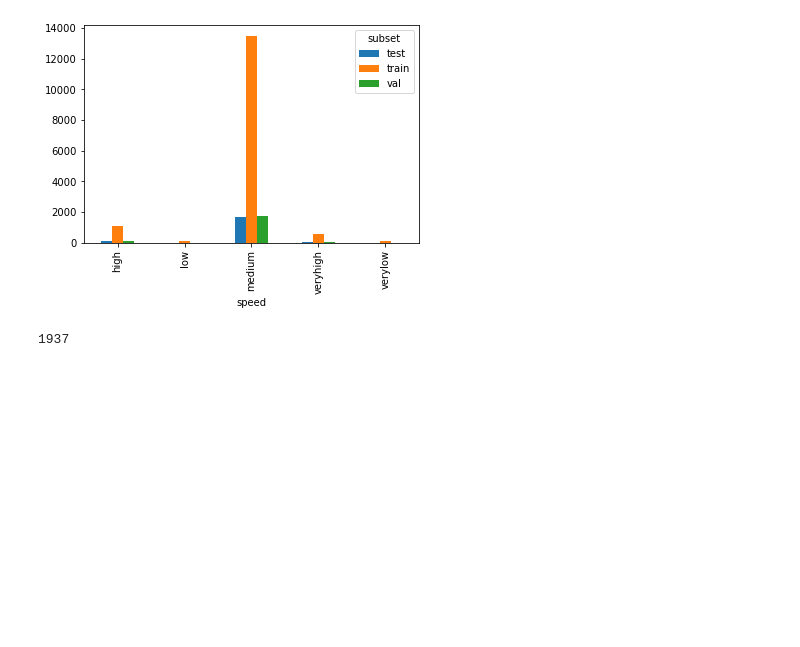
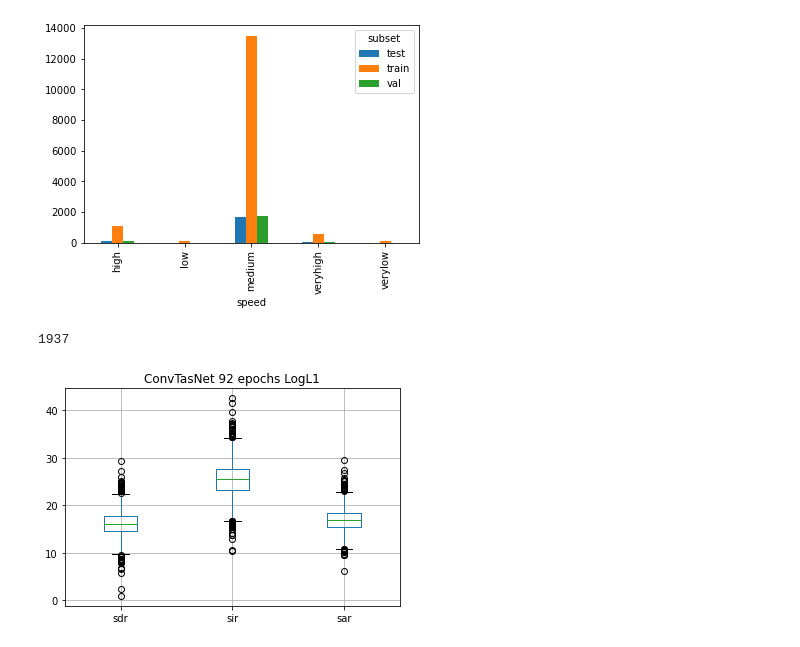
Before and after one commit to nschmidtg/Podcastmix, a Jupyter notebook: PodcastMix_audio_features.ipynb, the cells around one changed output. Cells and saved outputs as stored; diff of their text form; code cells hidden in the pictures; blank space fills up the shorter version.

```diff
--- a/PodcastMix_audio_features.ipynb
+++ b/PodcastMix_audio_features.ipynb
@@ -502,3 +502,5 @@ pd.crosstab(data_csv.speed, data_csv.subset).plot(kind="bar")
 len(val_data)
 # %% [output]
 1937
+# %%
+metrics = pd.read_csv('../../Downloads/experiments-defense-epochs/ConvTasNet_model/exp-92-epochs-LogL1/tmp/ConvTasNet_model/eval/tmp/all_metrics.csv')
@@ -504,0 +509,9 @@ len(val_data)
+# %%
+without_index = metrics.drop(['Unnamed: 0'], axis=1)
+# %%
+axes = without_index.boxplot(column=['sdr', 'sir', 'sar'])
+title_boxplot = 'ConvTasNet 92 epochs LogL1'
+plt.title( title_boxplot )
+plt.show()
+# %% [output]
+[figure, added]
```
Also changed, not shown: parts of 8 cells of this notebook, 3 other files.
